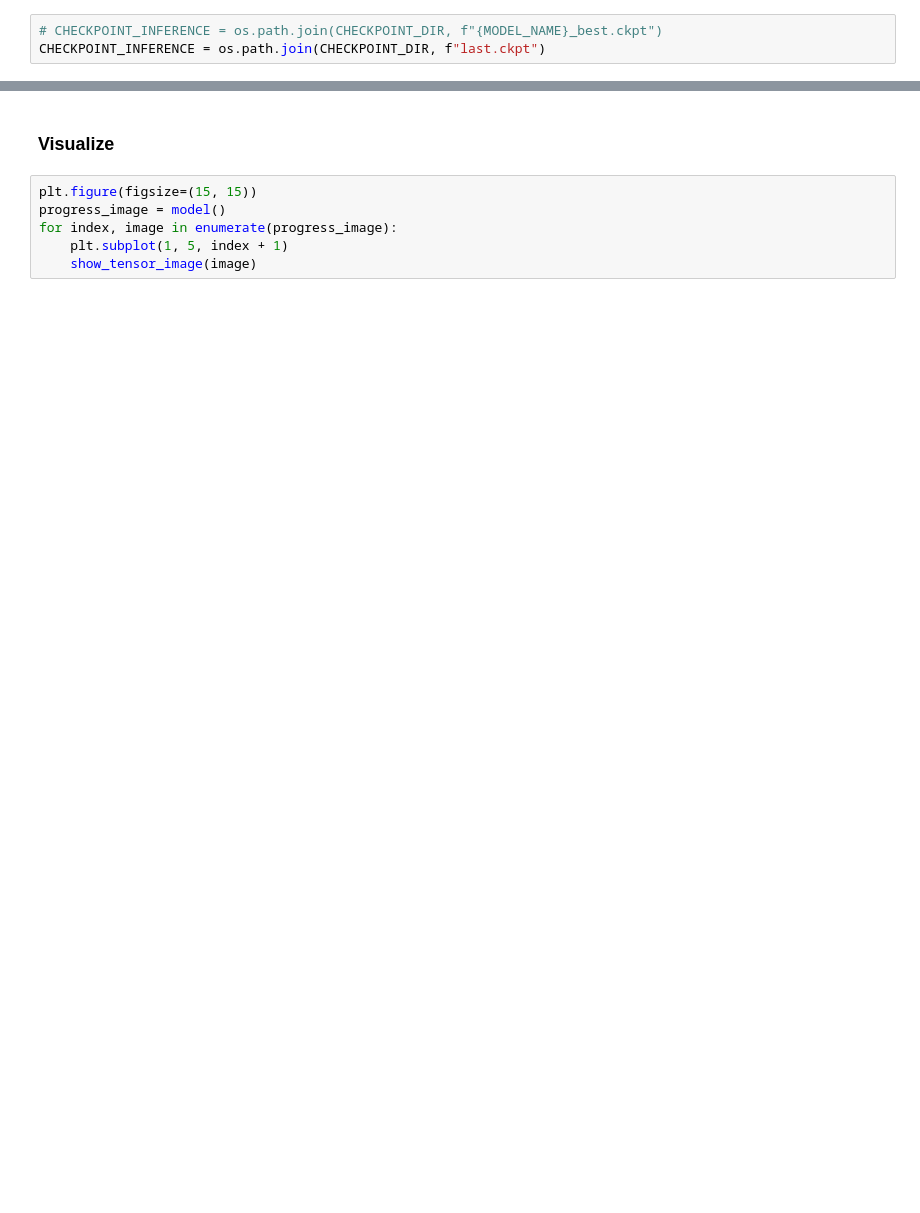
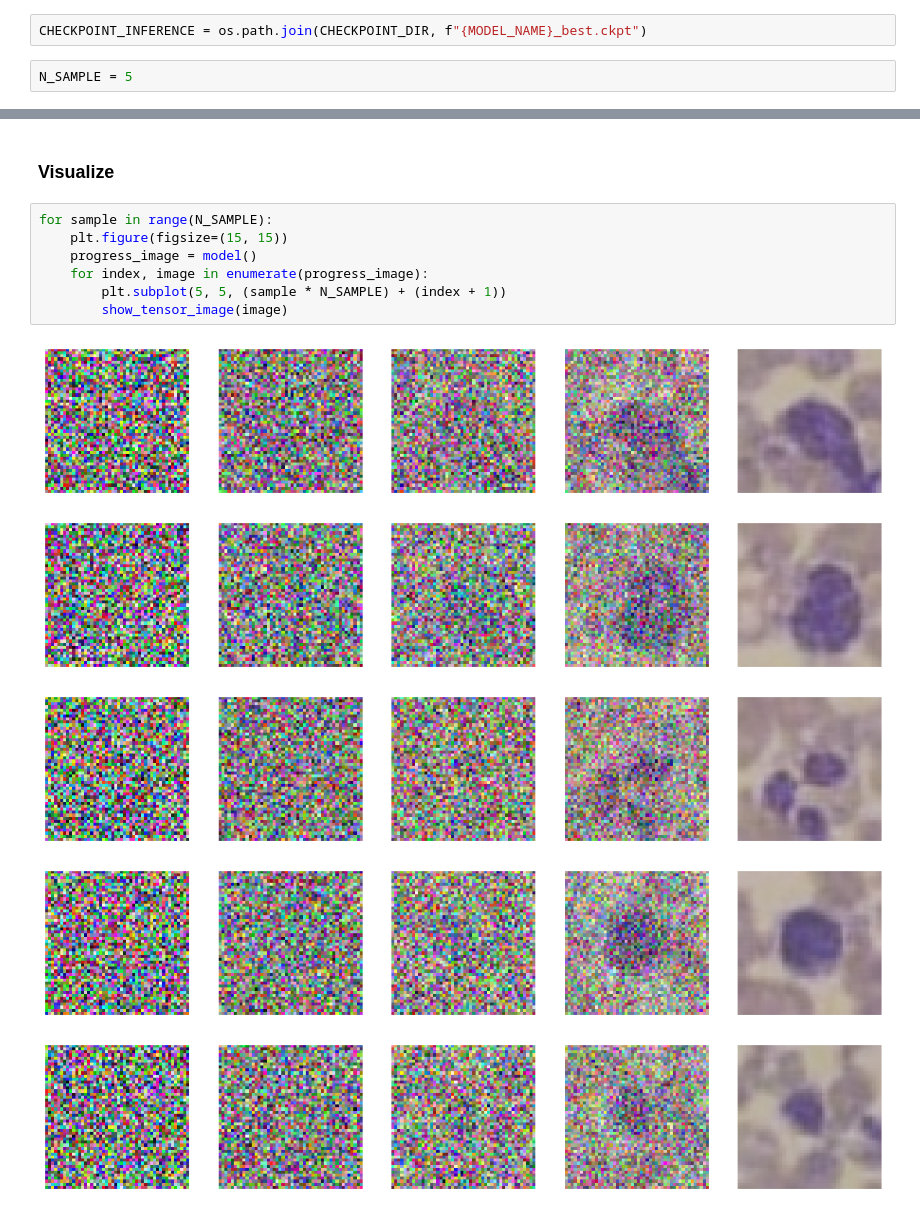
Before and after one commit to reshalfahsi/medical-image-generation, a Jupyter notebook: Medical_Image_Generation_Using_Diffusion_Model.ipynb, the cells around one changed output, grey strips where cells are left out. Saved outputs shown, nothing was run; the diff lists cells and outputs as text; blank space fills up the shorter version.

```diff
--- a/Medical_Image_Generation_Using_Diffusion_Model.ipynb
+++ b/Medical_Image_Generation_Using_Diffusion_Model.ipynb
@@ -667,8 +720,9 @@ def show_tensor_image(image):
     plt.axis('off')
     plt.imshow(reverse_transforms(image))
 # %%
-# CHECKPOINT_INFERENCE = os.path.join(CHECKPOINT_DIR, f"{MODEL_NAME}_best.ckpt")
-CHECKPOINT_INFERENCE = os.path.join(CHECKPOINT_DIR, f"last.ckpt")
+CHECKPOINT_INFERENCE = os.path.join(CHECKPOINT_DIR, f"{MODEL_NAME}_best.ckpt")
+# %%
+N_SAMPLE = 5
 # %%
 model = DiffusionModel.load_from_checkpoint(
     checkpoint_path=CHECKPOINT_INFERENCE,
@@ -683,8 +755,15 @@ model.eval()
 # %% [markdown]
 ### **Visualize**
 # %%
-plt.figure(figsize=(15, 15))
-progress_image = model()
-for index, image in enumerate(progress_image):
-    plt.subplot(1, 5, index + 1)
-    show_tensor_image(image)
+for sample in range(N_SAMPLE):
+    plt.figure(figsize=(15, 15))
+    progress_image = model()
+    for index, image in enumerate(progress_image):
+        plt.subplot(5, 5, (sample * N_SAMPLE) + (index + 1))
+        show_tensor_image(image)
+# %% [output]
+[figure, added]
+[figure, added]
+[figure, added]
+[figure, added]
+[figure, added]
```
Also changed, not shown: parts of 12 cells of this notebook, 5 other files.
